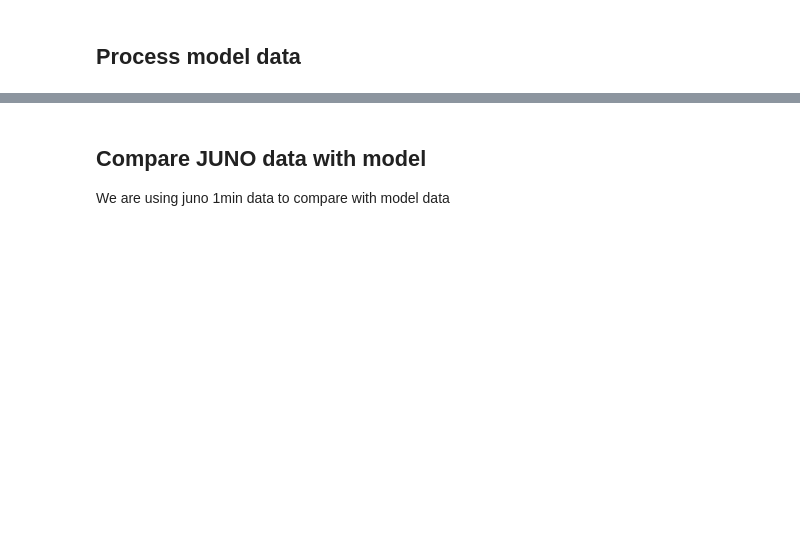
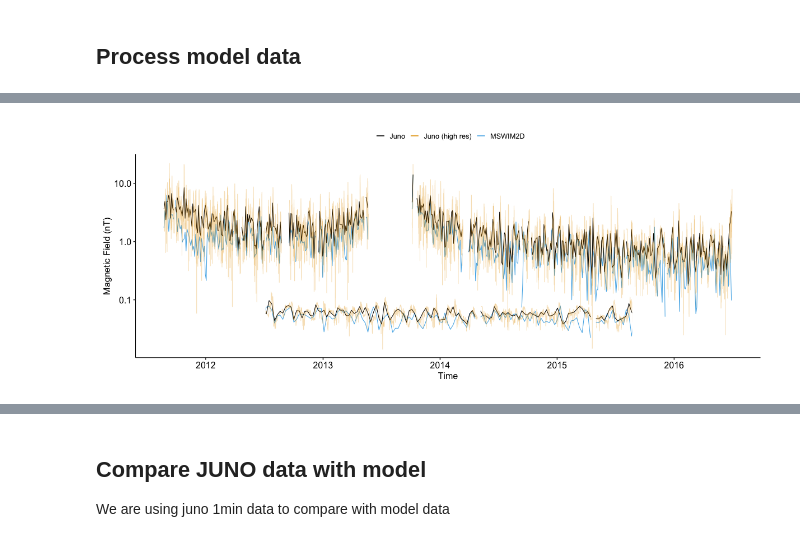
Before and after one commit to Beforerr/discontinuitypy, a Jupyter notebook: notebooks/analysis/20_model.ipynb, the cells around one changed output, grey strips where cells are left out. Cells and saved outputs as stored; diff of their text form; code cells hidden in the pictures; blank space fills up the shorter version.

```diff
--- a/notebooks/analysis/20_model.ipynb
+++ b/notebooks/analysis/20_model.ipynb
@@ -58,2 +105,0 @@ def overview(df: pl.DataFrame):
-# %%
-catalog.load('jno.primary_state_rtn_1h')
@@ -81,0 +106,3 @@ shape: (42_385, 10)
+# %%
+jno_state_data : pl.DataFrame = catalog.load('JNO.STATE.primary_data_ts_3600s').collect()
+jno_state_data.columns
@@ -81,0 +204,26 @@ shape: (42_385, 10)
+# %%
+%%R -w 1200
+time_column <- "time"
+model_b_col <- "MSWIM2D"
+juno_b_col <- "Juno"
+
+alpha <- 0.3
+
+filename <- "juno_validation"
+
+
+magnetic_field_plot <- ggplot(data = df_avg, aes(x = .data[[time_column]])) +
+  geom_line(aes(y = .data[[model_b_col]], color = "MSWIM2D")) +
+  geom_line(aes(y = .data[[juno_b_col]], color = "Juno")) +
+  geom_line(data = df, aes(y = .data[[juno_b_col]], color = "Juno (high res)"), alpha = alpha) +
+  scale_y_log10() +
+  labs(y = "Magnetic Field (nT)", x="Time", color=NULL) +
+  theme_pubr(base_size = 16, ) +
+  scale_color_okabeito(palette = "black_first")
+
+xmin <- as.POSIXct("2015-01-01")
+xmax <- as.POSIXct("2015-12-31")
+
+p2 <- magnetic_field_plot + coord_cartesian(xlim = c(xmin, xmax)) + theme_transparent() + theme(legend.position = "none")
+magnetic_field_plot + inset_element(p2, 0.2, 0, 0.8, 0.4)
+# %% [output]
@@ -81,0 +231 @@ shape: (42_385, 10)
+[figure, added]
```
Also changed, not shown: parts of 31 cells of this notebook, 23 other files.
